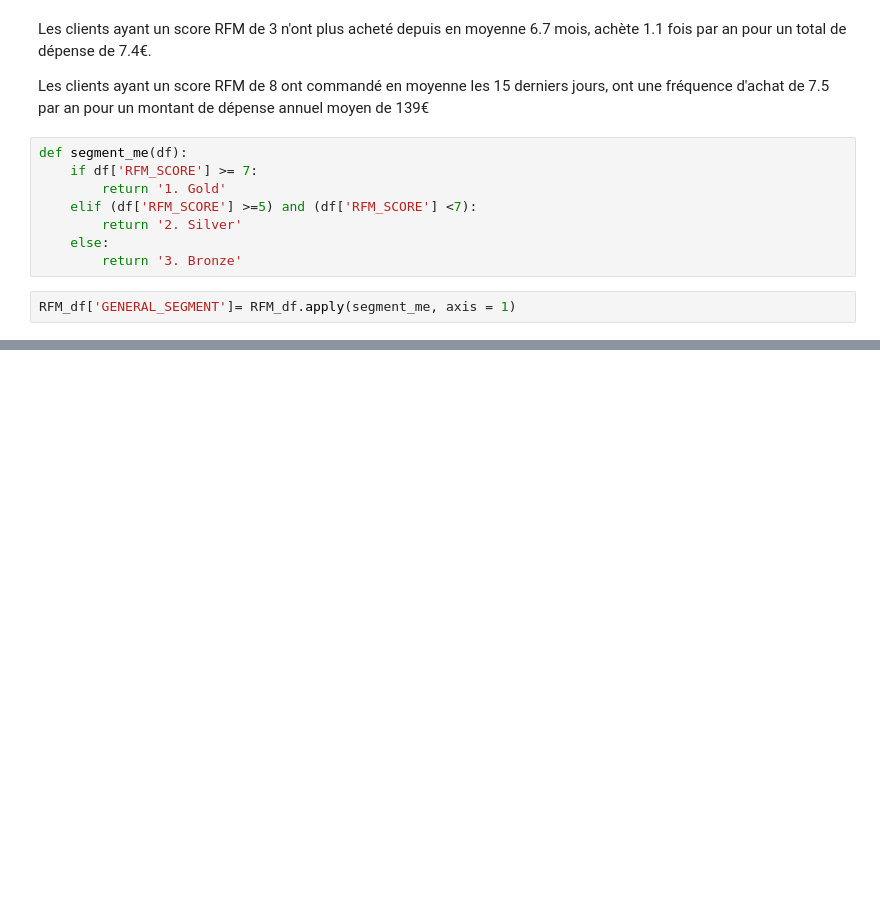
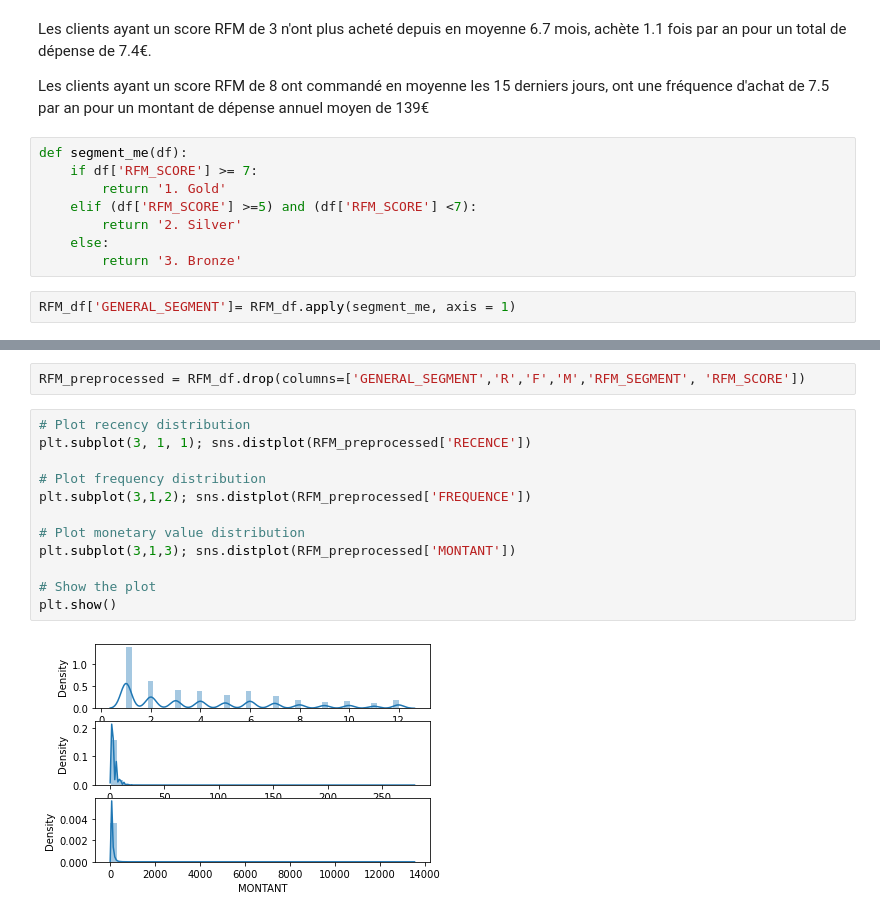
Before and after one commit to Sandra-I/recommender-Epitech, a Jupyter notebook: Customer Segmentation.ipynb, the cells around one changed output, grey strips where cells are left out. Drawn from its saved outputs; the diff is of its cells as text; blank space fills up the shorter version.

Commit message:
Customer Segmentation done

```diff
--- a/Customer Segmentation.ipynb
+++ b/Customer Segmentation.ipynb
@@ -381,0 +392,16 @@ RFM_df.groupby('GENERAL_SEGMENT').agg({
+# %%
+RFM_preprocessed = RFM_df.drop(columns=['GENERAL_SEGMENT','R','F','M','RFM_SEGMENT', 'RFM_SCORE'])
+# %%
+# Plot recency distribution
+plt.subplot(3, 1, 1); sns.distplot(RFM_preprocessed['RECENCE'])
+
+# Plot frequency distribution
+plt.subplot(3,1,2); sns.distplot(RFM_preprocessed['FREQUENCE'])
+
+# Plot monetary value distribution
+plt.subplot(3,1,3); sns.distplot(RFM_preprocessed['MONTANT'])
+
+# Show the plot
+plt.show()
+# %% [output]
+[figure, added]
```
Also changed, not shown: parts of 37 cells of this notebook.
